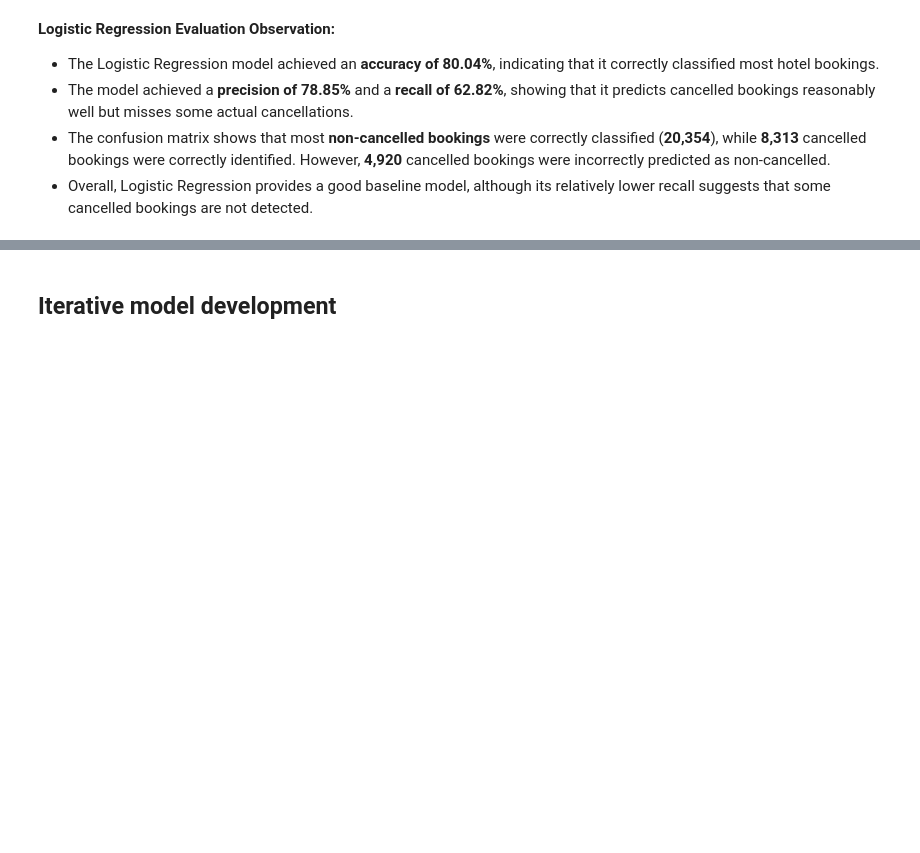
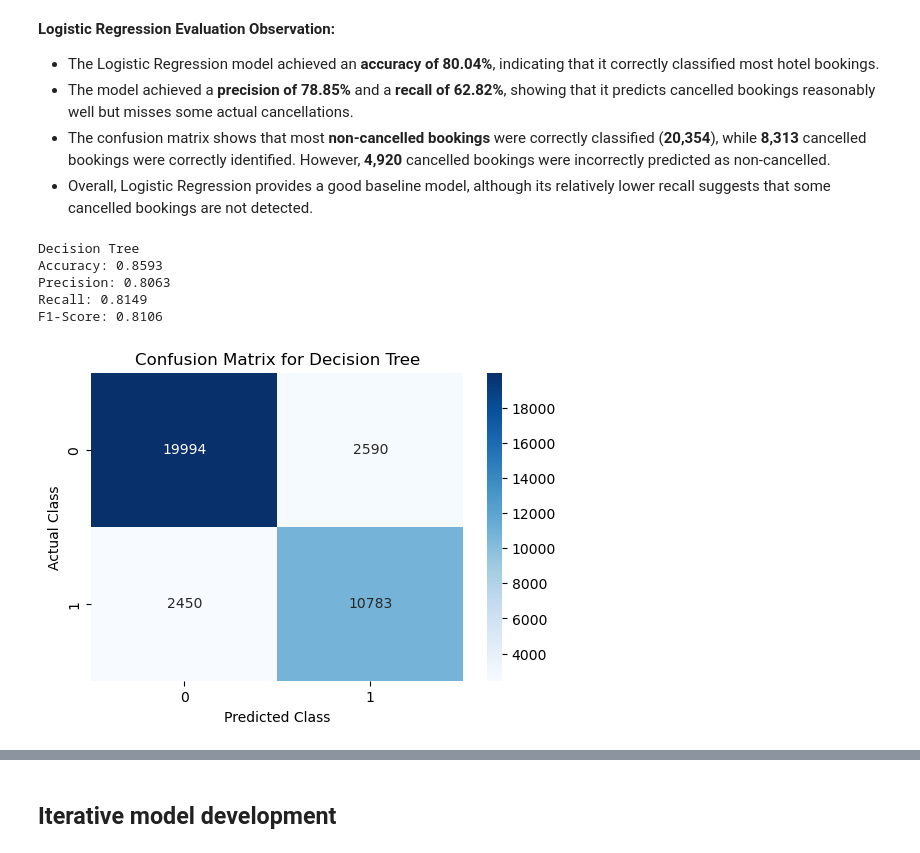
Before and after one commit to yixqinggg/mldp_hotel_booking_prediction, a Jupyter notebook: hotel_booking_cancellation_prediction.ipynb, the cells around one changed output, grey strips where cells are left out. Cells and saved outputs as stored; diff of their text form; code cells hidden in the pictures; blank space fills up the shorter version.

Commit message:
Evaluate Decision Tree Model

```diff
--- a/hotel_booking_cancellation_prediction.ipynb
+++ b/hotel_booking_cancellation_prediction.ipynb
@@ -721,3 +721,45 @@ weighted avg       0.80      0.80      0.79     35817
 - The model achieved a **precision of 78.85%** and a **recall of 62.82%**, showing that it predicts cancelled bookings reasonably well but misses some actual cancellations.
 - The confusion matrix shows that most **non-cancelled bookings** were correctly classified (**20,354**), while **8,313** cancelled bookings were correctly identified. However, **4,920** cancelled bookings were incorrectly predicted as non-cancelled.
 - Overall, Logistic Regression provides a good baseline model, although its relatively lower recall suggests that some cancelled bookings are not detected.
+# %%
+# generate predictions using the test dataset
+dt_pred = dt.predict(X_test)
+
+# calculate the evaluation metrics
+dt_accuracy = accuracy_score(y_test, dt_pred)
+dt_precision = precision_score(y_test, dt_pred, zero_division=0)
+dt_recall = recall_score(y_test, dt_pred, zero_division=0)
+dt_f1 = f1_score(y_test, dt_pred, zero_division=0)
+
+# display the evaluation metrics
+print("Decision Tree")
+print("Accuracy:", round(dt_accuracy, 4))
+print("Precision:", round(dt_precision, 4))
+print("Recall:", round(dt_recall, 4))
+print("F1-Score:", round(dt_f1, 4))
+# %% [output]
+Decision Tree
+Accuracy: 0.8593
+Precision: 0.8063
+Recall: 0.8149
+F1-Score: 0.8106
+# %%
+# create the confusion matrix
+dt_cm = confusion_matrix(y_test, dt_pred)
+
+# plot the confusion matrix
+plt.figure(figsize=(6, 4))
+
+sns.heatmap(
+    dt_cm,
+    annot=True,
+    fmt="d",
+    cmap="Blues"
+)
+
+plt.title("Confusion Matrix for Decision Tree")
+plt.xlabel("Predicted Class")
+plt.ylabel("Actual Class")
+plt.show()
+# %% [output]
+[figure, added]
```
Also changed, not shown: parts of 2 cells of this notebook.
